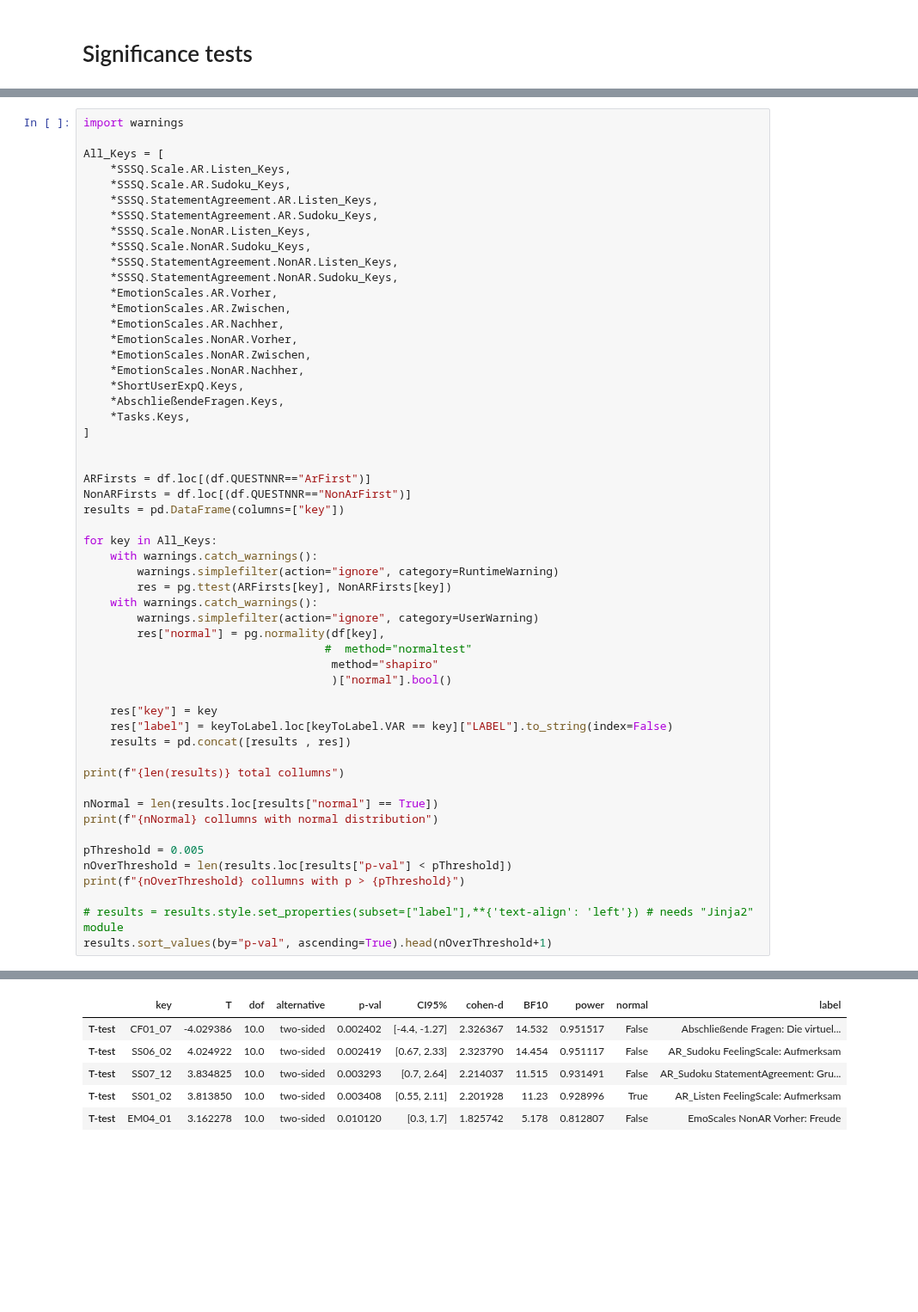
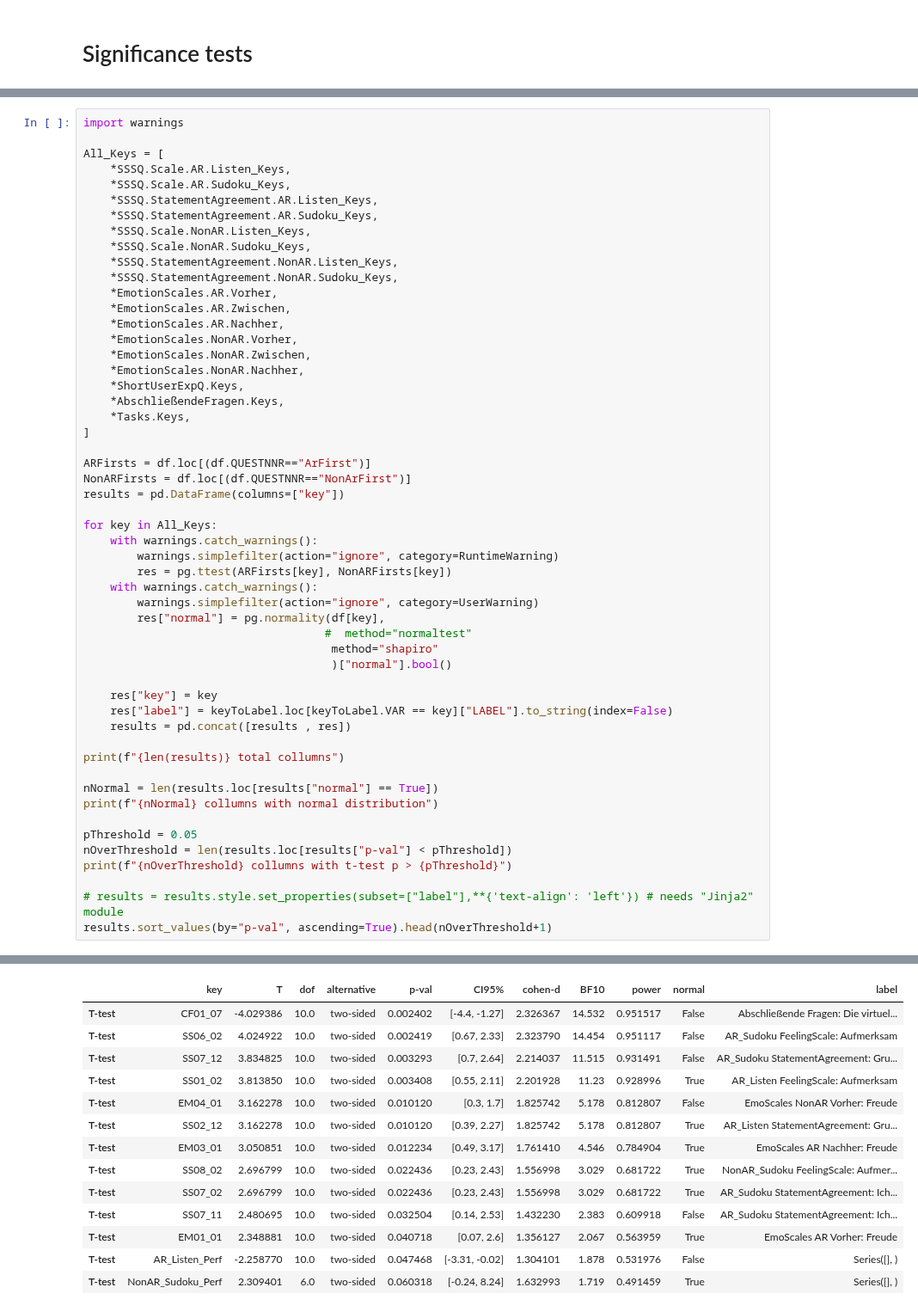
Before and after one commit to BrunoBerger/Zen-Office, a Jupyter notebook: Auswertung/plots.ipynb, the cells around one changed output, grey strips where cells are left out. Shown at 86% size. Saved outputs shown, nothing was run; the diff lists cells and outputs as text; blank space fills up the shorter version.

Commit message:
descriptive table stuff

```diff
--- a/Auswertung/plots.ipynb
+++ b/Auswertung/plots.ipynb
@@ -415,7 +417,6 @@ All_Keys = [
     *AbschließendeFragen.Keys,
     *Tasks.Keys,
 ]
-
 
 ARFirsts = df.loc[(df.QUESTNNR=="ArFirst")]
 NonARFirsts = df.loc[(df.QUESTNNR=="NonArFirst")]
@@ -441,9 +442,9 @@ print(f"{len(results)} total collumns")
 nNormal = len(results.loc[results["normal"] == True])
 print(f"{nNormal} collumns with normal distribution")
 
-pThreshold = 0.005
+pThreshold = 0.05
 nOverThreshold = len(results.loc[results["p-val"] < pThreshold])
-print(f"{nOverThreshold} collumns with p > {pThreshold}")
+print(f"{nOverThreshold} collumns with t-test p > {pThreshold}")
 
 # results = results.style.set_properties(subset=["label"],**{'text-align': 'left'}) # needs "Jinja2" module
 results.sort_values(by="p-val", ascending=True).head(nOverThreshold+1)
@@ -454,6 +455,14 @@ results.sort_values(by="p-val", ascending=True).head(nOverThreshold+1)
 |  | key | T | dof | alternative | p-val | CI95% | cohen-d | BF10 | power | normal | label |
 | T-test | CF01_07 | -4.029386 | 10.0 | two-sided | 0.002402 | [-4.4, -1.27] | 2.326367 | 14.532 | 0.951517 | False | Abschließende Fragen: Die virtuel... |
 | T-test | SS06_02 | 4.024922 | 10.0 | two-sided | 0.002419 | [0.67, 2.33] | 2.323790 | 14.454 | 0.951117 | False | AR_Sudoku FeelingScale: Aufmerksam |
 | T-test | SS07_12 | 3.834825 | 10.0 | two-sided | 0.003293 | [0.7, 2.64] | 2.214037 | 11.515 | 0.931491 | False | AR_Sudoku StatementAgreement: Gru... |
 | T-test | SS01_02 | 3.813850 | 10.0 | two-sided | 0.003408 | [0.55, 2.11] | 2.201928 | 11.23 | 0.928996 | True | AR_Listen FeelingScale: Aufmerksam |
 | T-test | EM04_01 | 3.162278 | 10.0 | two-sided | 0.010120 | [0.3, 1.7] | 1.825742 | 5.178 | 0.812807 | False | EmoScales NonAR Vorher: Freude |
+| T-test | SS02_12 | 3.162278 | 10.0 | two-sided | 0.010120 | [0.39, 2.27] | 1.825742 | 5.178 | 0.812807 | True | AR_Listen StatementAgreement: Gru... |
+| T-test | EM03_01 | 3.050851 | 10.0 | two-sided | 0.012234 | [0.49, 3.17] | 1.761410 | 4.546 | 0.784904 | True | EmoScales AR Nachher: Freude |
+| T-test | SS08_02 | 2.696799 | 10.0 | two-sided | 0.022436 | [0.23, 2.43] | 1.556998 | 3.029 | 0.681722 | True | NonAR_Sudoku FeelingScale: Aufmer... |
+| T-test | SS07_02 | 2.696799 | 10.0 | two-sided | 0.022436 | [0.23, 2.43] | 1.556998 | 3.029 | 0.681722 | True | AR_Sudoku StatementAgreement: Ich... |
+| T-test | SS07_11 | 2.480695 | 10.0 | two-sided | 0.032504 | [0.14, 2.53] | 1.432230 | 2.383 | 0.609918 | False | AR_Sudoku StatementAgreement: Ich... |
+| T-test | EM01_01 | 2.348881 | 10.0 | two-sided | 0.040718 | [0.07, 2.6] | 1.356127 | 2.067 | 0.563959 | True | EmoScales AR Vorher: Freude |
+| T-test | AR_Listen_Perf | -2.258770 | 10.0 | two-sided | 0.047468 | [-3.31, -0.02] | 1.304101 | 1.878 | 0.531976 | False | Series([], ) |
+| T-test | NonAR_Sudoku_Perf | 2.309401 | 6.0 | two-sided | 0.060318 | [-0.24, 8.24] | 1.632993 | 1.719 | 0.491459 | True | Series([], ) |
```
Also changed, not shown: parts of 7 cells of this notebook, 2 other files.
